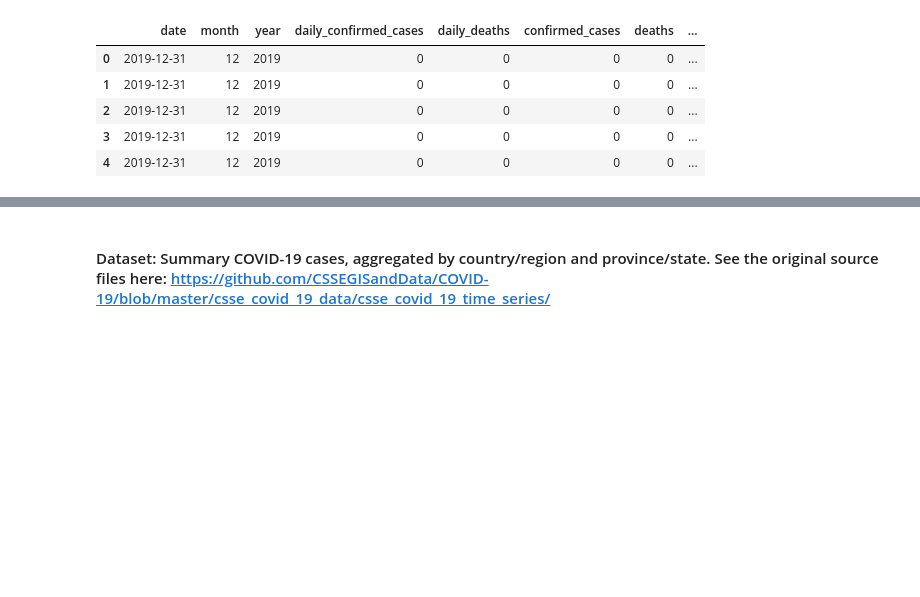
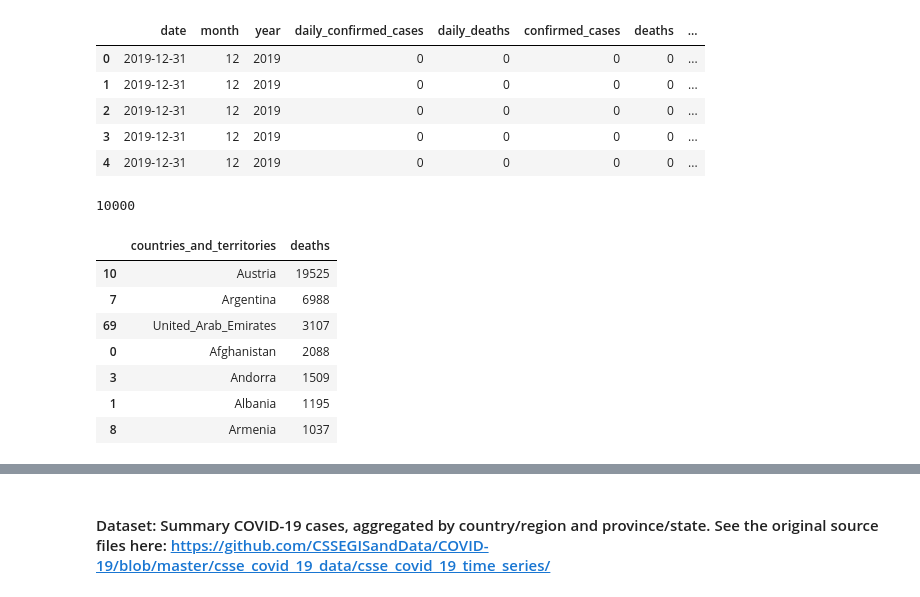
Before and after one commit to Adamantia/covid19-mit-teamd004, a Jupyter notebook: Covid19_Datathon_Team_d004.ipynb, the cells around one changed output, grey strips where cells are left out. Saved outputs shown, nothing was run; the diff lists cells and outputs as text; code cells hidden in the pictures; blank space fills up the shorter version.

```diff
--- a/Covid19_Datathon_Team_d004.ipynb
+++ b/Covid19_Datathon_Team_d004.ipynb
@@ -160,3 +160,20 @@ df3.head()
 | 2 | 2019-12-31 | 12 | 2019 | 0 | 0 | 0 | 0 | ... |
 | 3 | 2019-12-31 | 12 | 2019 | 0 | 0 | 0 | 0 | ... |
 | 4 | 2019-12-31 | 12 | 2019 | 0 | 0 | 0 | 0 | ... |
+# %%
+df_ecdc_world.size
+# %% [output]
+10000
+# %%
+sort_df = df_ecdc_world.groupby(['countries_and_territories'], as_index=False)['deaths'].sum()
+df_new = sort_df[(sort_df['deaths'] != 0) & (sort_df['deaths'] > 1000)]
+df_new.sort_values('deaths', ascending=False)
+# %% [output]
+|  | countries_and_territories | deaths |
+| 10 | Austria | 19525 |
+| 7 | Argentina | 6988 |
+| 69 | United_Arab_Emirates | 3107 |
+| 0 | Afghanistan | 2088 |
+| 3 | Andorra | 1509 |
+| 1 | Albania | 1195 |
+| 8 | Armenia | 1037 |
```
Also changed, not shown: parts of 5 cells of this notebook.
